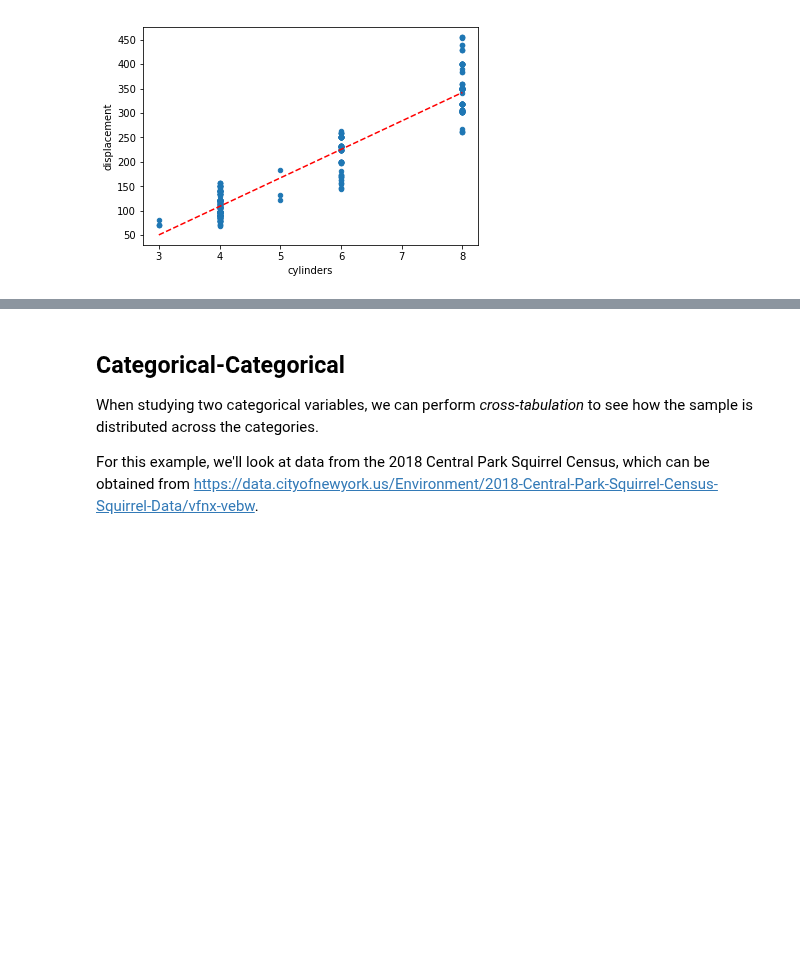
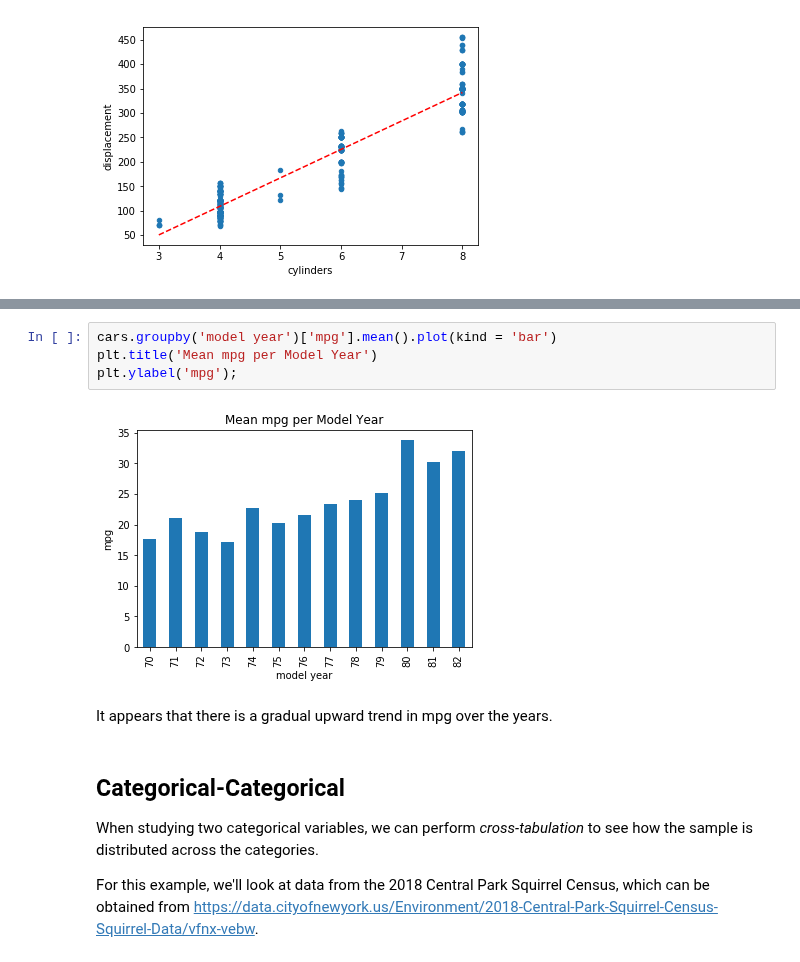
Before and after one commit to NSS-Data-Instructional-Stuff/stats-for-data-science, a Jupyter notebook: notebooks/02_Exploratory_Data_Analysis-Part_2_Two_Variable.ipynb, the cells around one changed output, grey strips where cells are left out. Drawn from its saved outputs; the diff is of its cells as text; blank space fills up the shorter version.

```diff
--- a/notebooks/02_Exploratory_Data_Analysis-Part_2_Two_Variable.ipynb
+++ b/notebooks/02_Exploratory_Data_Analysis-Part_2_Two_Variable.ipynb
@@ -246,3 +298,11 @@ plt.plot(x,p(x),"r--");
+# %%
+cars.groupby('model year')['mpg'].mean().plot(kind = 'bar')
+plt.title('Mean mpg per Model Year')
+plt.ylabel('mpg');
+# %% [output]
+[figure, added]
+# %% [markdown]
+It appears that there is a gradual upward trend in mpg over the years.
 # %% [markdown]
 ## Categorical-Categorical
 
```
Also changed, not shown: parts of 7 cells of this notebook.
